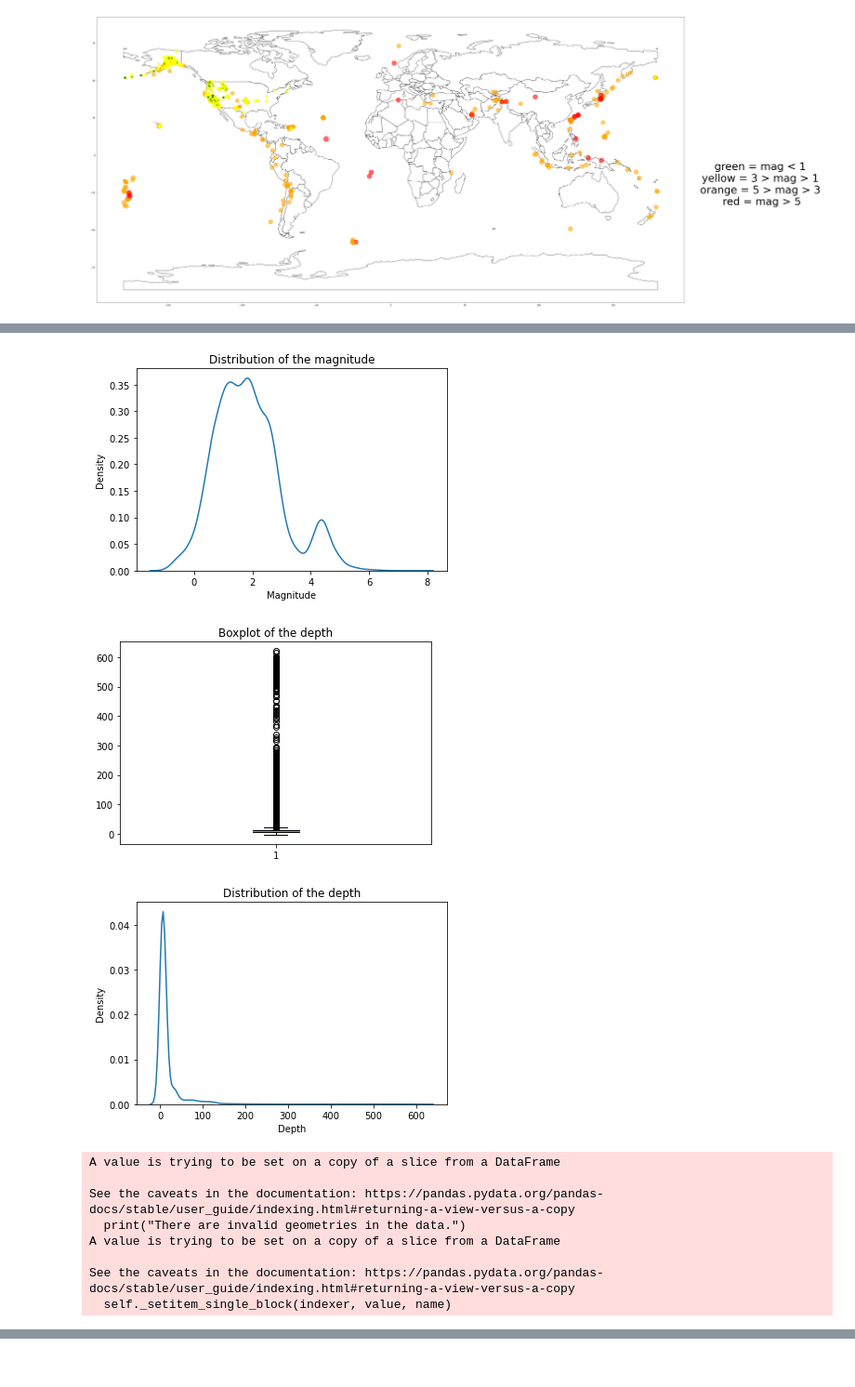
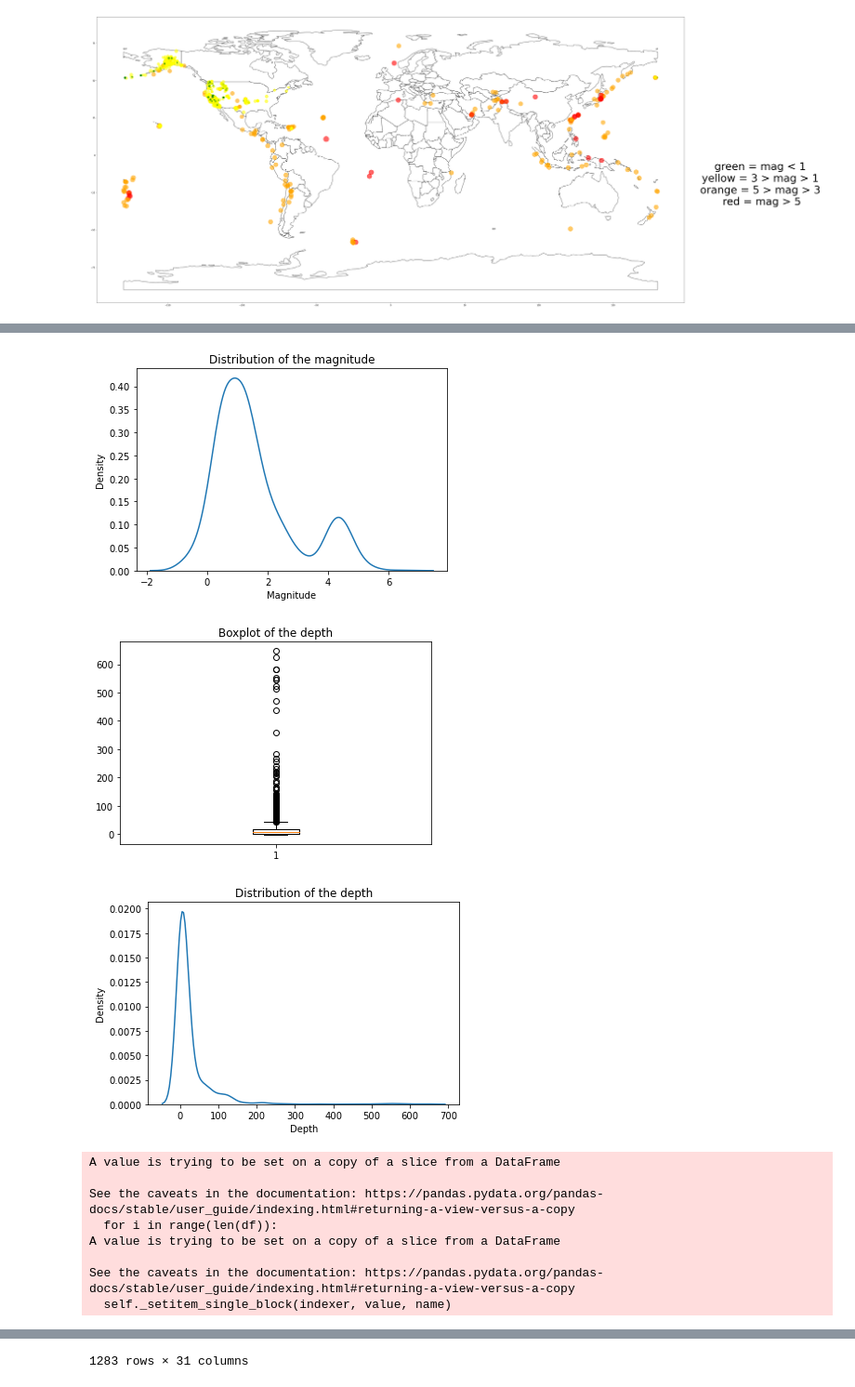
Before and after one commit to janisfroelich/daw, a Jupyter notebook: Erdbeben/Daten_aufbereiten.ipynb, the cells around one changed output, grey strips where cells are left out. Shown at 93% size. Cells and saved outputs as stored; diff of their text form; code cells hidden in the pictures.

```diff
--- a/Erdbeben/Daten_aufbereiten.ipynb
+++ b/Erdbeben/Daten_aufbereiten.ipynb
@@ -334,5 +287,5 @@ See the caveats in the documentation: https://pandas.pydata.org/pandas-docs/stab
 # %%
-data_pipeline_api("2020-01-01", "2020-02-01")
+data_pipeline_api("2014-01-01", "2014-01-05")
 # %% [output]
 A value is trying to be set on a copy of a slice from a DataFrame
 
@@ -350,10 +311,10 @@ See the caveats in the documentation: https://pandas.pydata.org/pandas-docs/stab
-[figure, old version]
+[figure, new version]
-[figure, old version]
+[figure, new version]
-[figure, old version]
+[figure, new version]
 A value is trying to be set on a copy of a slice from a DataFrame
 
 See the caveats in the documentation: https://pandas.pydata.org/pandas-docs/stable/user_guide/indexing.html#returning-a-view-versus-a-copy
-  print("There are invalid geometries in the data.")
+  for i in range(len(df)):
 A value is trying to be set on a copy of a slice from a DataFrame
 
 See the caveats in the documentation: https://pandas.pydata.org/pandas-docs/stable/user_guide/indexing.html#returning-a-view-versus-a-copy
@@ -361,0 +335 @@ See the caveats in the documentation: https://pandas.pydata.org/pandas-docs/stab
+1283 rows × 31 columns
```
Also changed, not shown: parts of 7 cells of this notebook, 3 other files.
